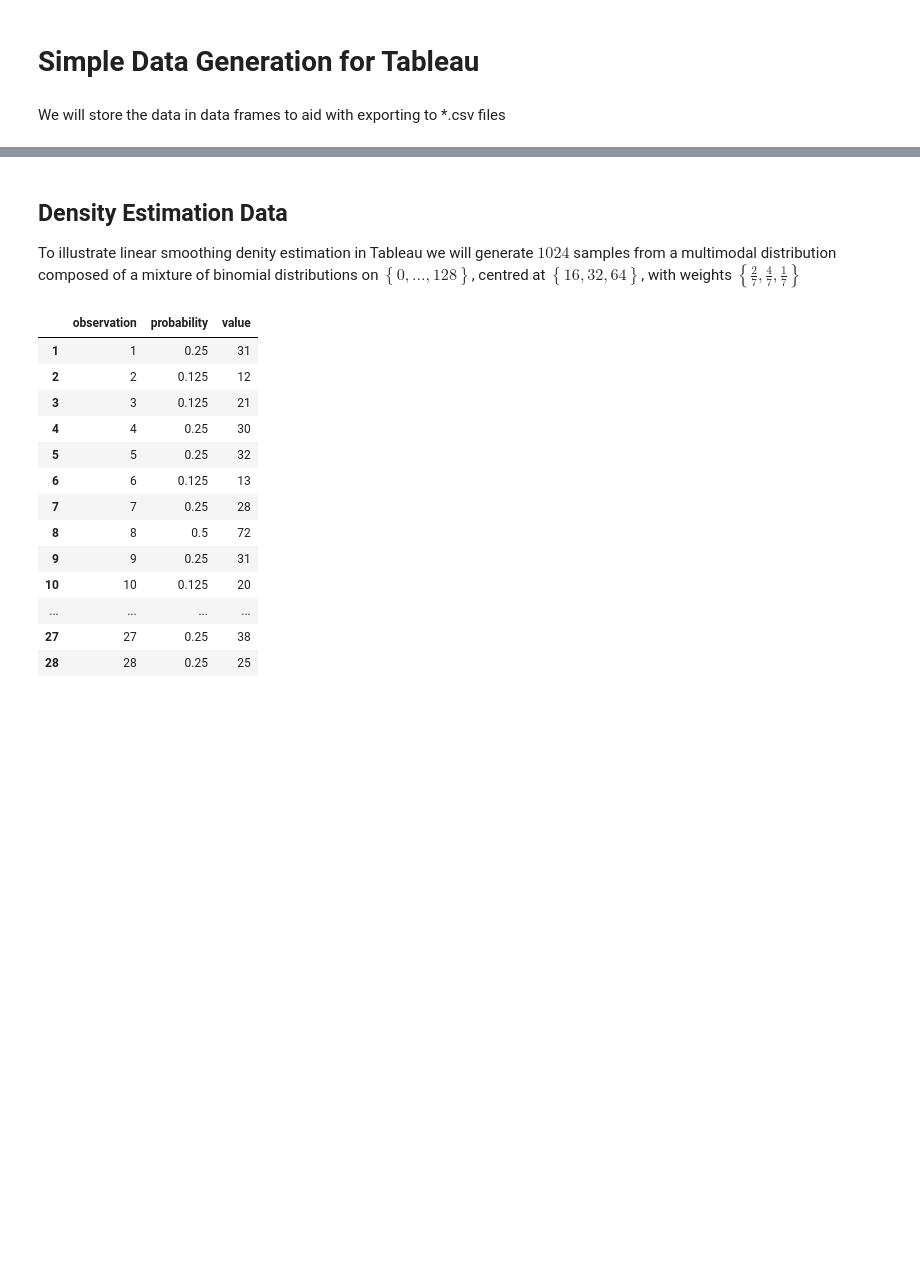
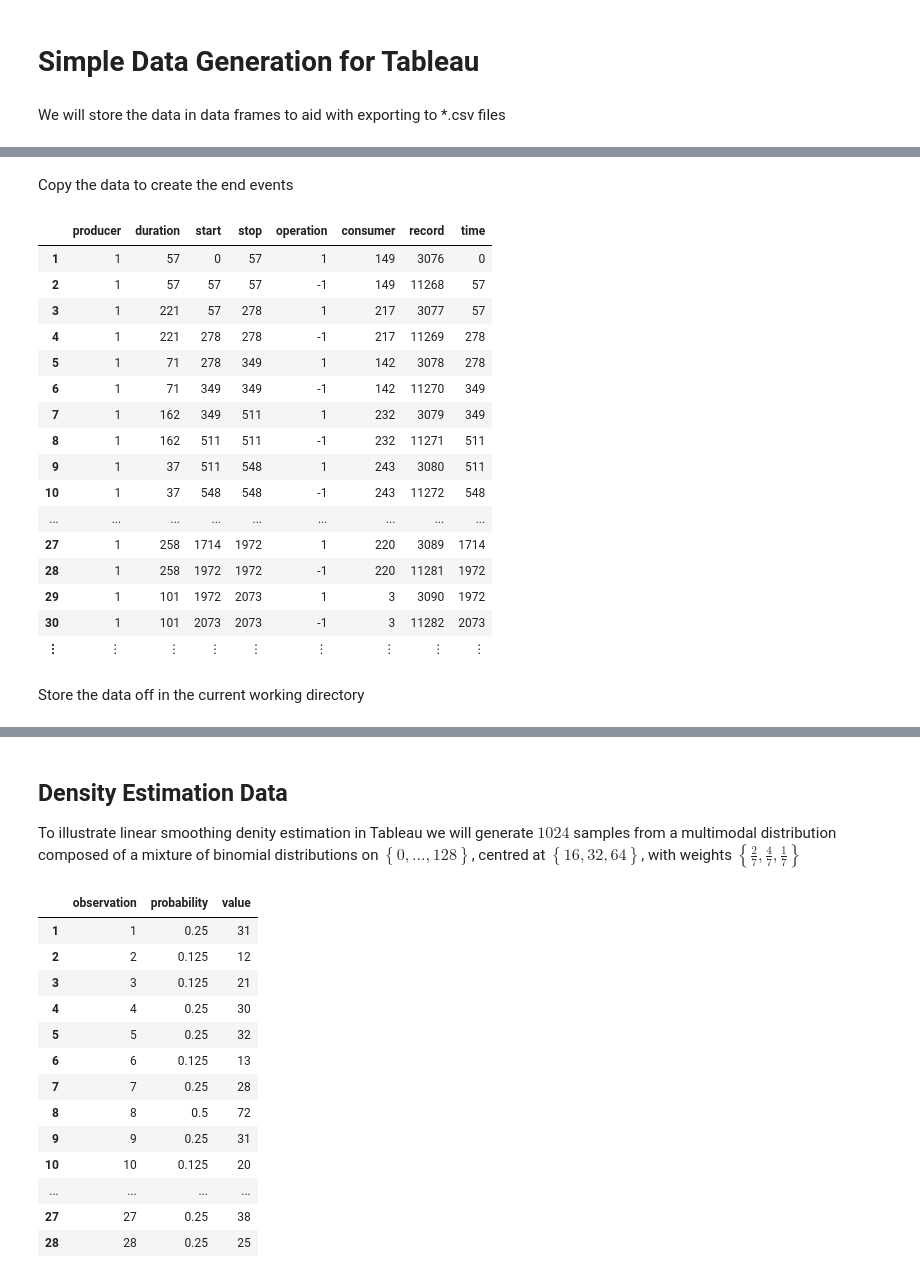
Before and after one commit to aaronsheldon/tableau-examples, a Jupyter notebook: simple-data-generation.ipynb, the cells around one changed output, grey strips where cells are left out. Saved outputs shown, nothing was run; the diff lists cells and outputs as text; code cells hidden in the pictures; blank space fills up the shorter version.

Commit message:
adding sample length of stay for columnar event store

```diff
--- a/simple-data-generation.ipynb
+++ b/simple-data-generation.ipynb
@@ -7,0 +17,16 @@ using CSV
+# %%
+stays = DataFrame(
+    duration = ceil.(Int64, sum(-32 * log.(1 - rand(8192, 4)), 2))[:, 1],
+    producer = rand(1:32, 8192)
+);
+stays = by(
+    stays,
+    :producer,
+    df->DataFrame(
+        duration = df[:duration],
+        start = [0; cumsum(df[:duration])[1:end-1]],
+        stop = cumsum(df[:duration])
+    )
+);
+stays[:operation] = ones(Int64, 8192);
+stays[:consumer] = rand(1:256, 8192);
@@ -7,0 +39,30 @@ using CSV
+# %% [markdown]
+Copy the data to create the end events
+# %%
+temp = copy(stays);
+temp[:operation] = -temp[:operation];
+stays = [stays; temp];
+stays[:record] = 1:16384;
+stays[:time] = stays[:start];
+stays[stays[:operation] .< 0, :time] = stays[stays[:operation] .< 0, :stop]
+sort!(stays,[:producer,:time, :operation])
+# %% [output]
+|  | producer | duration | start | stop | operation | consumer | record | time |
+| 1 | 1 | 57 | 0 | 57 | 1 | 149 | 3076 | 0 |
+| 2 | 1 | 57 | 57 | 57 | -1 | 149 | 11268 | 57 |
+| 3 | 1 | 221 | 57 | 278 | 1 | 217 | 3077 | 57 |
+| 4 | 1 | 221 | 278 | 278 | -1 | 217 | 11269 | 278 |
+| 5 | 1 | 71 | 278 | 349 | 1 | 142 | 3078 | 278 |
+| 6 | 1 | 71 | 349 | 349 | -1 | 142 | 11270 | 349 |
+| 7 | 1 | 162 | 349 | 511 | 1 | 232 | 3079 | 349 |
+| 8 | 1 | 162 | 511 | 511 | -1 | 232 | 11271 | 511 |
+| 9 | 1 | 37 | 511 | 548 | 1 | 243 | 3080 | 511 |
+| 10 | 1 | 37 | 548 | 548 | -1 | 243 | 11272 | 548 |
+| ... | ... | ... | ... | ... | ... | ... | ... | ... |
+| 27 | 1 | 258 | 1714 | 1972 | 1 | 220 | 3089 | 1714 |
+| 28 | 1 | 258 | 1972 | 1972 | -1 | 220 | 11281 | 1972 |
+| 29 | 1 | 101 | 1972 | 2073 | 1 | 3 | 3090 | 1972 |
+| 30 | 1 | 101 | 2073 | 2073 | -1 | 3 | 11282 | 2073 |
+| ⋮ | ⋮ | ⋮ | ⋮ | ⋮ | ⋮ | ⋮ | ⋮ | ⋮ |
+# %% [markdown]
+Store the data off in the current working directory
```
Also changed, not shown: parts of 6 cells of this notebook, 1 other file.
